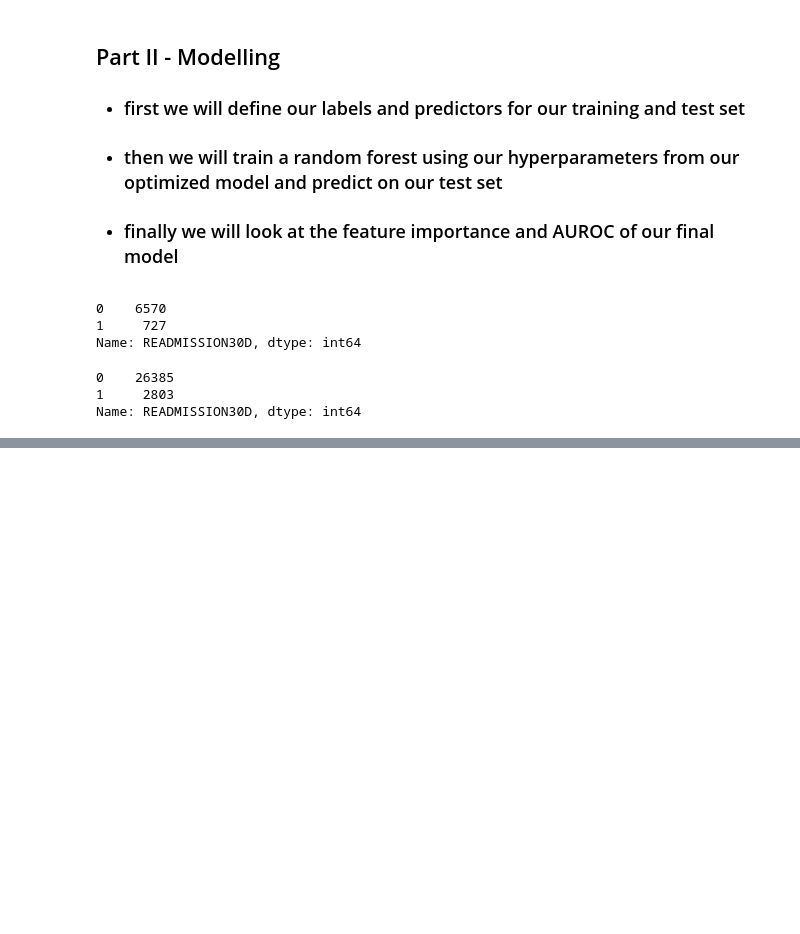
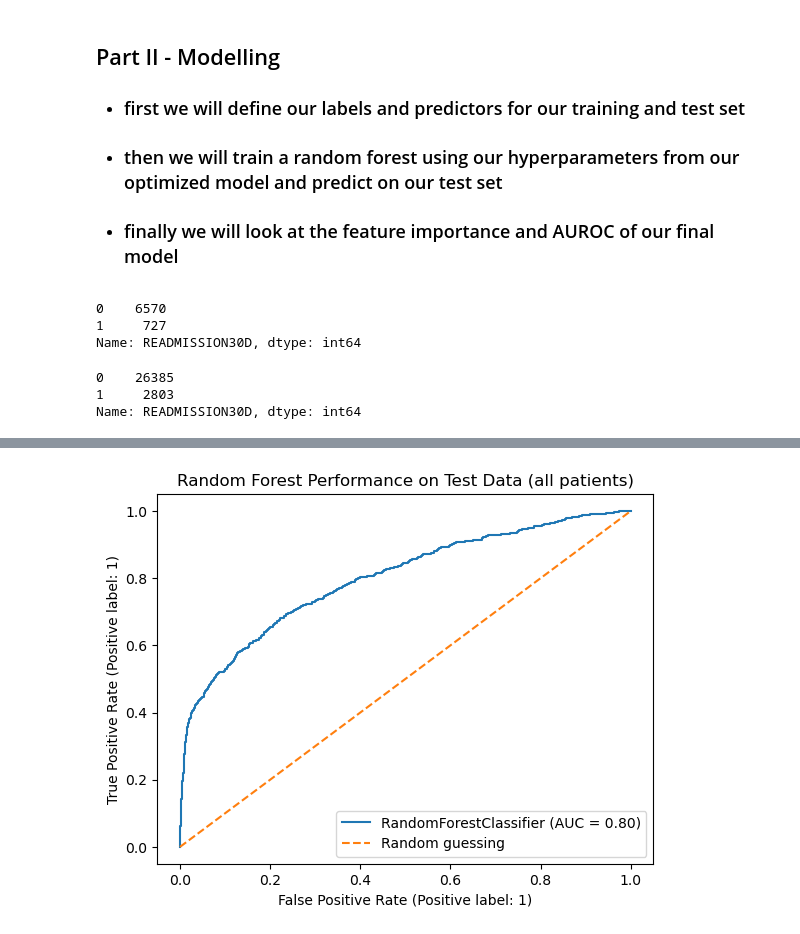
Before and after one commit to RutwikP/BME580_FinalProject, a Jupyter notebook: RF_test_preds.ipynb, the cells around one changed output, grey strips where cells are left out. Saved outputs shown, nothing was run; the diff lists cells and outputs as text; code cells hidden in the pictures; blank space fills up the shorter version.

```diff
--- a/RF_test_preds.ipynb
+++ b/RF_test_preds.ipynb
@@ -235,0 +234,18 @@ display(y_test.info())
+# %%
+#now we will train a random forest on the full data set and predict on the test set
+#one will be a default model, one will have tuned hyper parameters
+def random_forest(X_train,X_test,y_train):
+
+    #instantiate random forest using optimized hyperparamaters
+    rf_model = RandomForestClassifier(criterion='gini',max_depth=None, min_samples_leaf=5,n_estimators=1000,
+                                 max_features=0.5,max_samples = None,random_state=0)
+    #fit optimized model
+    rf_model.fit(X_train,y_train)
+
+    #predict using optimized model
+    test_preds = rf_model.predict(X_test)
+
+    return rf_model, test_preds
+# %%
+#test cell for random forest
+rf_model, test_preds = random_forest(X_train,X_test,y_train)
@@ -235,0 +265,10 @@ display(y_test.info())
+# %%
+#print AUROC for model
+plot_roc_curve(rf_model,X_test,y_test)
+# Add a line to show the curve for random guessing
+plt.plot([0,1],[0,1],linestyle='--',label='Random guessing')
+plt.legend()
+plt.title('Random Forest Performance on Test Data (all patients)')
+plt.show()
+# %% [output]
+[figure, added]
```
Also changed, not shown: parts of 9 cells of this notebook, 4 other files.
